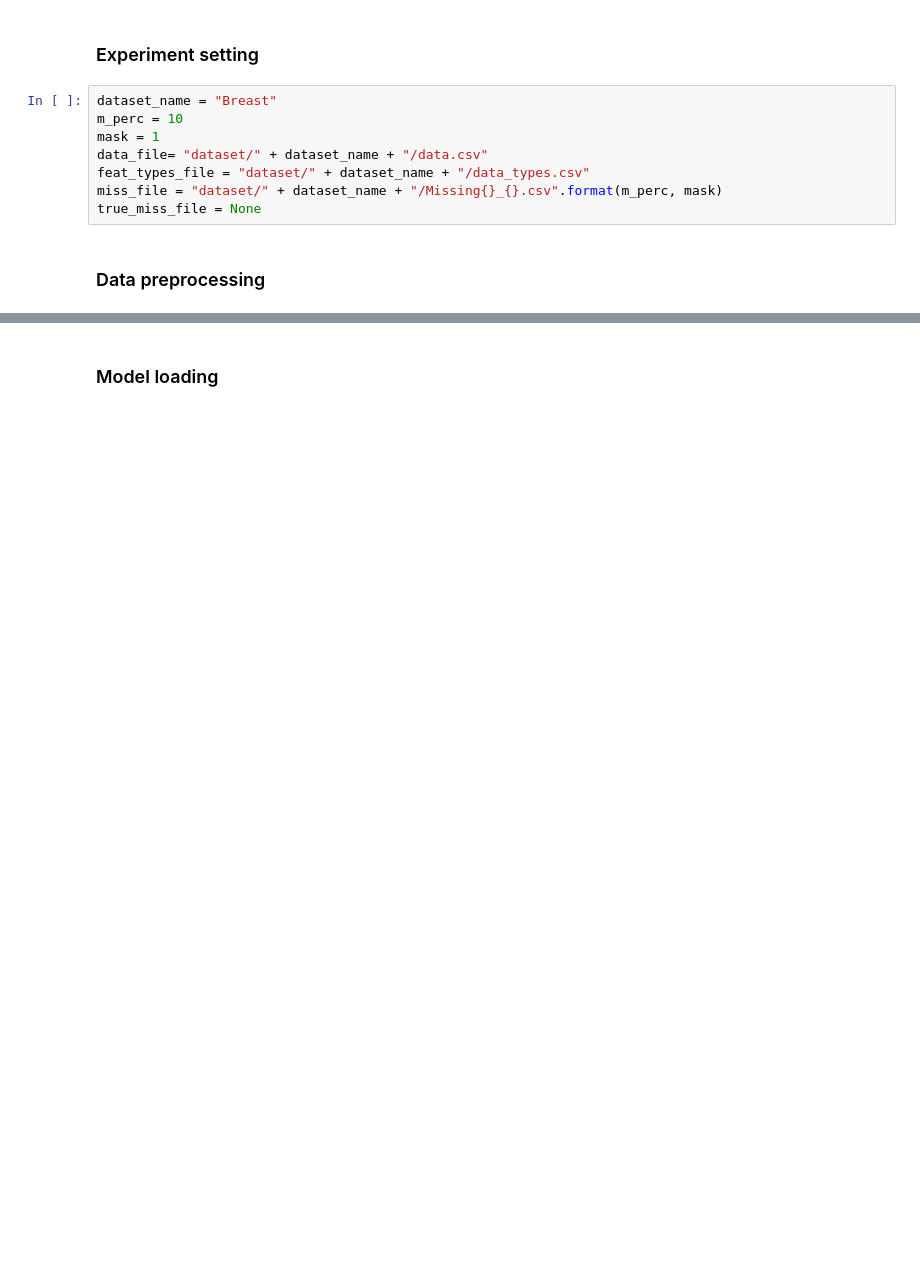
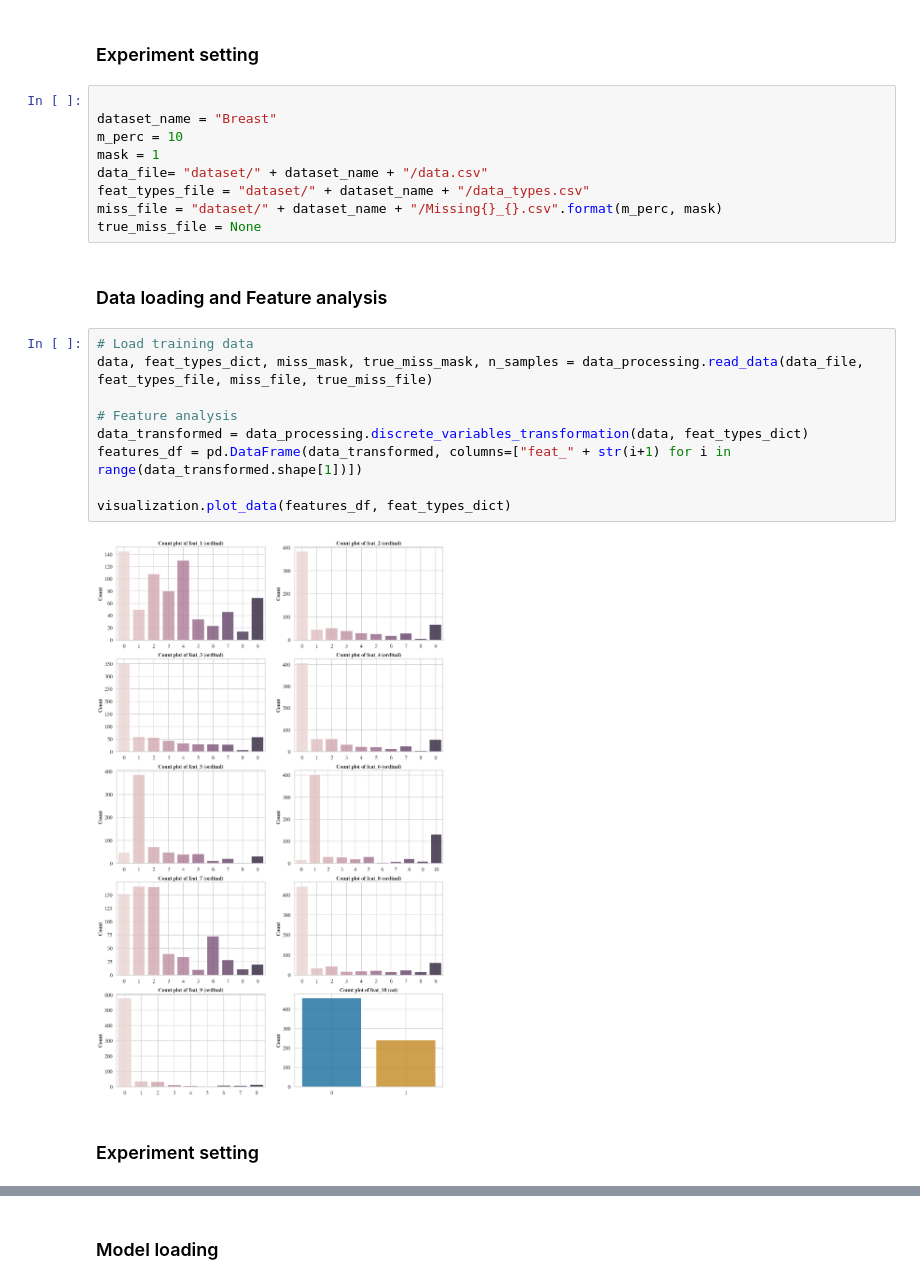
Before and after one commit to aguilloux/HI-VAE_Pytorch, a Jupyter notebook: tutorial_Breast.ipynb, the cells around one changed output, grey strips where cells are left out. Cells and saved outputs as stored; diff of their text form; blank space fills up the shorter version.

```diff
--- a/tutorial_Breast.ipynb
+++ b/tutorial_Breast.ipynb
@@ -9,6 +12,7 @@ import time
 # %% [markdown]
 ### Experiment setting
 # %%
+
 dataset_name = "Breast"
 m_perc = 10
 mask = 1
@@ -16,6 +20,19 @@ data_file= "dataset/" + dataset_name + "/data.csv"
 feat_types_file = "dataset/" + dataset_name + "/data_types.csv"
 miss_file = "dataset/" + dataset_name + "/Missing{}_{}.csv".format(m_perc, mask)
 true_miss_file = None
-# %% [markdown]
-### Data preprocessing
+# %% [markdown]
+### Data loading and Feature analysis
+# %%
+# Load training data
+data, feat_types_dict, miss_mask, true_miss_mask, n_samples = data_processing.read_data(data_file, feat_types_file, miss_file, true_miss_file)
+
+# Feature analysis
+data_transformed = data_processing.discrete_variables_transformation(data, feat_types_dict)
+features_df = pd.DataFrame(data_transformed, columns=["feat_" + str(i+1) for i in range(data_transformed.shape[1])])
+
+visualization.plot_data(features_df, feat_types_dict)
+# %% [output]
+[figure, added]
+# %% [markdown]
+### Experiment setting
 # %%
```
Also changed, not shown: parts of 8 cells of this notebook, 14 other files.
